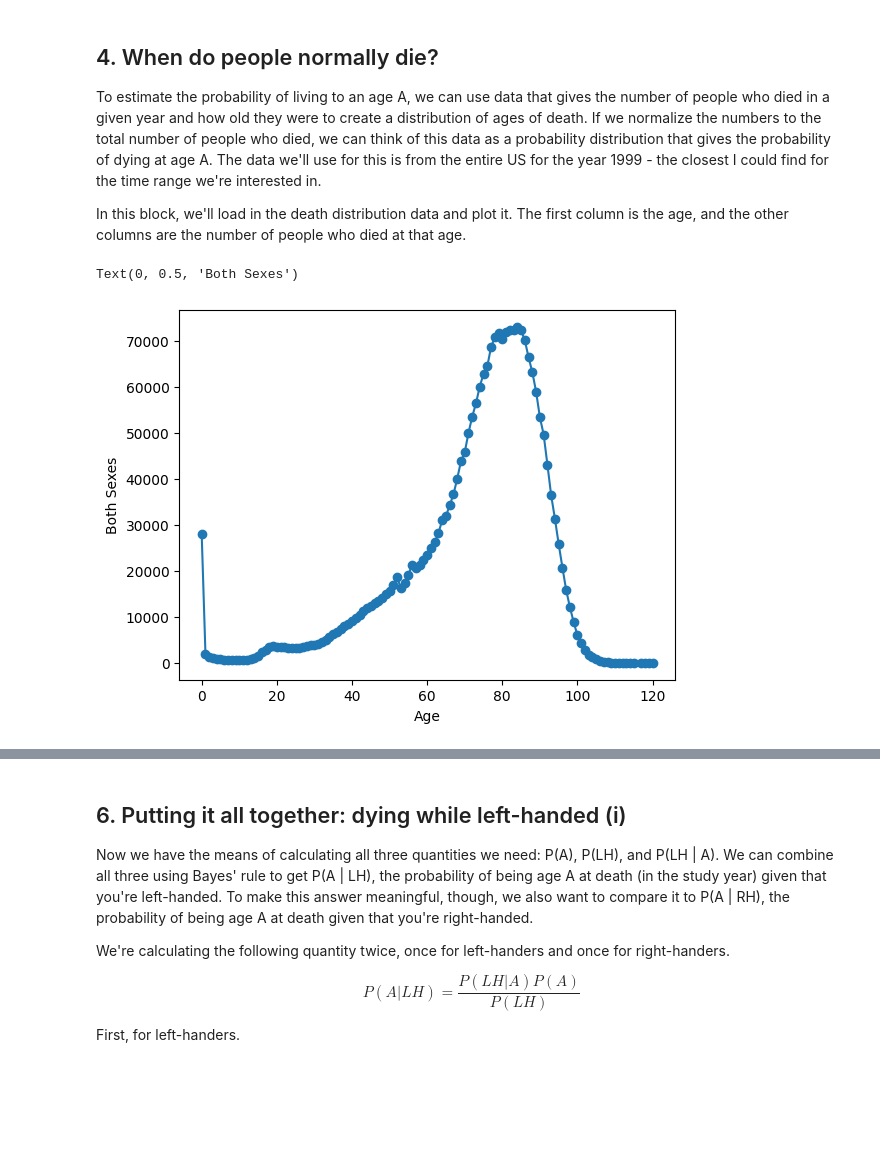
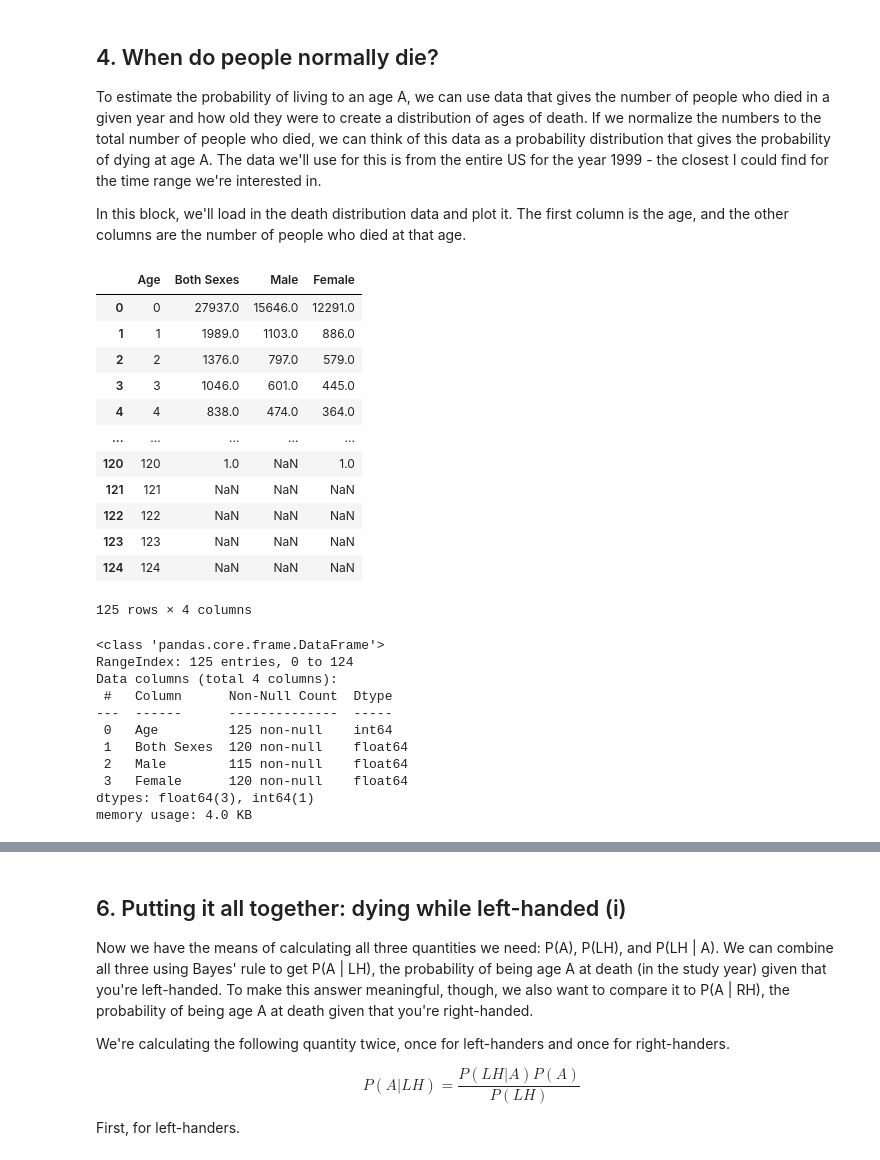
Before and after one commit to Sumegha22/analyze-death-age-difference-of-right-handers-with-left-handers-project, a Jupyter notebook: Sumana_Mondal.ipynb, the cells around one changed output, grey strips where cells are left out. Drawn from its saved outputs; the diff is of its cells as text; code cells hidden in the pictures; blank space fills up the shorter version.

```diff
--- a/Sumana_Mondal.ipynb
+++ b/Sumana_Mondal.ipynb
@@ -95,18 +179,36 @@ def P_lh_given_A(ages_of_death, study_year = 1990):
 # Death distribution data for the United States in 1999
 data_url_2 = "https://gist.githubusercontent.com/mbonsma/2f4076aab6820ca1807f4e29f75f18ec/raw/62f3ec07514c7e31f5979beeca86f19991540796/cdc_vs00199_table310.tsv"
 
-
 # load death distribution data
 # ... YOUR CODE FOR TASK 4 ...
 death_distribution_data = pd.read_csv(data_url_2, sep='\t', skiprows=[1])
-# drop NaN values from the `Both Sexes` column
-# ... YOUR CODE FOR TASK 4 ...
-death_distribution_data = death_distribution_data.dropna(subset = ['Both Sexes'])
-# plot number of people who died as a function of age
-fig, ax = plt.subplots()
-ax.plot('Age', 'Both Sexes', data = death_distribution_data, marker='o') # plot 'Both Sexes' vs. 'Age'
-ax.set_xlabel('Age')
-ax.set_ylabel('Both Sexes')
-# %% [output]
-Text(0, 0.5, 'Both Sexes')
-[figure, removed]
+# %%
+death_distribution_data
+# %% [output]
+|  | Age | Both Sexes | Male | Female |
+| 0 | 0 | 27937.0 | 15646.0 | 12291.0 |
+| 1 | 1 | 1989.0 | 1103.0 | 886.0 |
+| 2 | 2 | 1376.0 | 797.0 | 579.0 |
+| 3 | 3 | 1046.0 | 601.0 | 445.0 |
+| 4 | 4 | 838.0 | 474.0 | 364.0 |
+| ... | ... | ... | ... | ... |
+| 120 | 120 | 1.0 | NaN | 1.0 |
+| 121 | 121 | NaN | NaN | NaN |
+| 122 | 122 | NaN | NaN | NaN |
+| 123 | 123 | NaN | NaN | NaN |
+| 124 | 124 | NaN | NaN | NaN |
+125 rows × 4 columns
+# %%
+death_distribution_data.info()
+# %% [output]
+<class 'pandas.core.frame.DataFrame'>
+RangeIndex: 125 entries, 0 to 124
+Data columns (total 4 columns):
+ #   Column      Non-Null Count  Dtype
+---  ------      --------------  -----
+ 0   Age         125 non-null    int64
+ 1   Both Sexes  120 non-null    float64
+ 2   Male        115 non-null    float64
+ 3   Female      120 non-null    float64
+dtypes: float64(3), int64(1)
+memory usage: 4.0 KB
```
Also changed, not shown: parts of 18 cells of this notebook.
